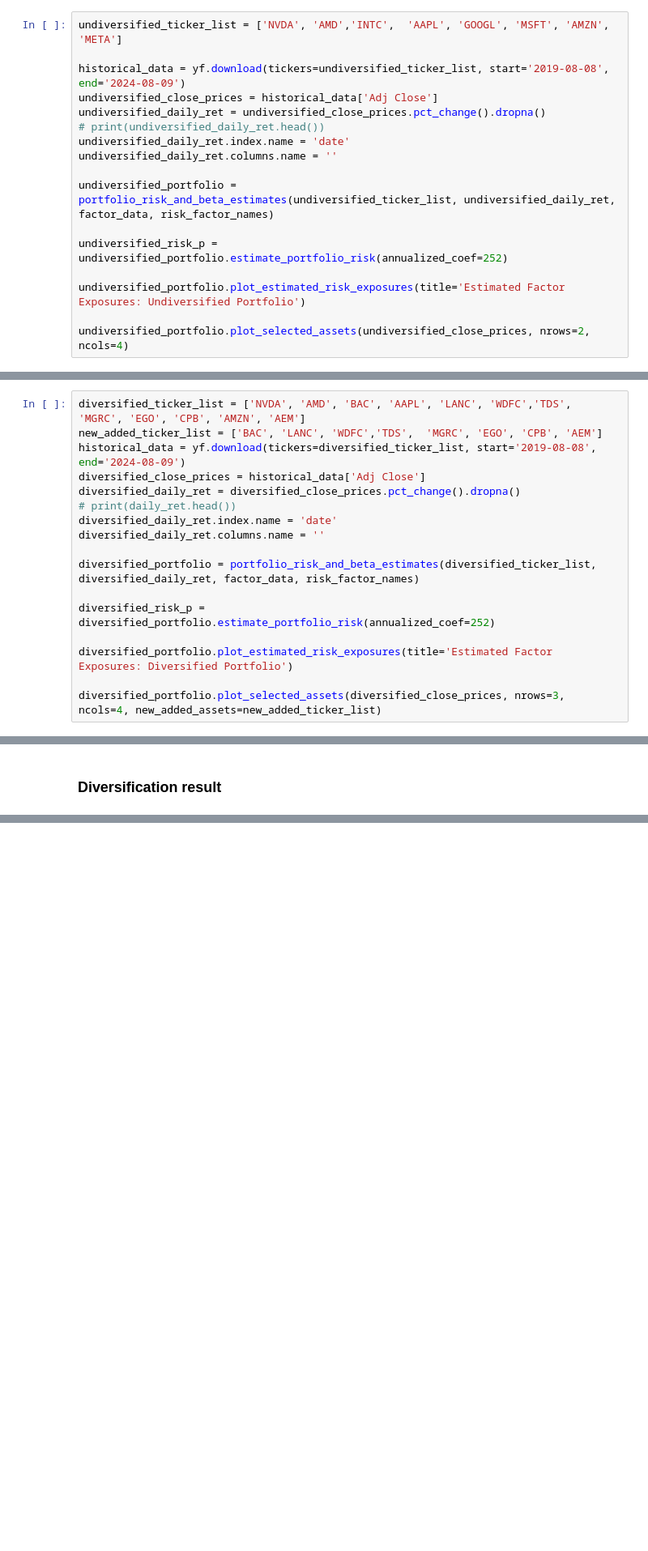
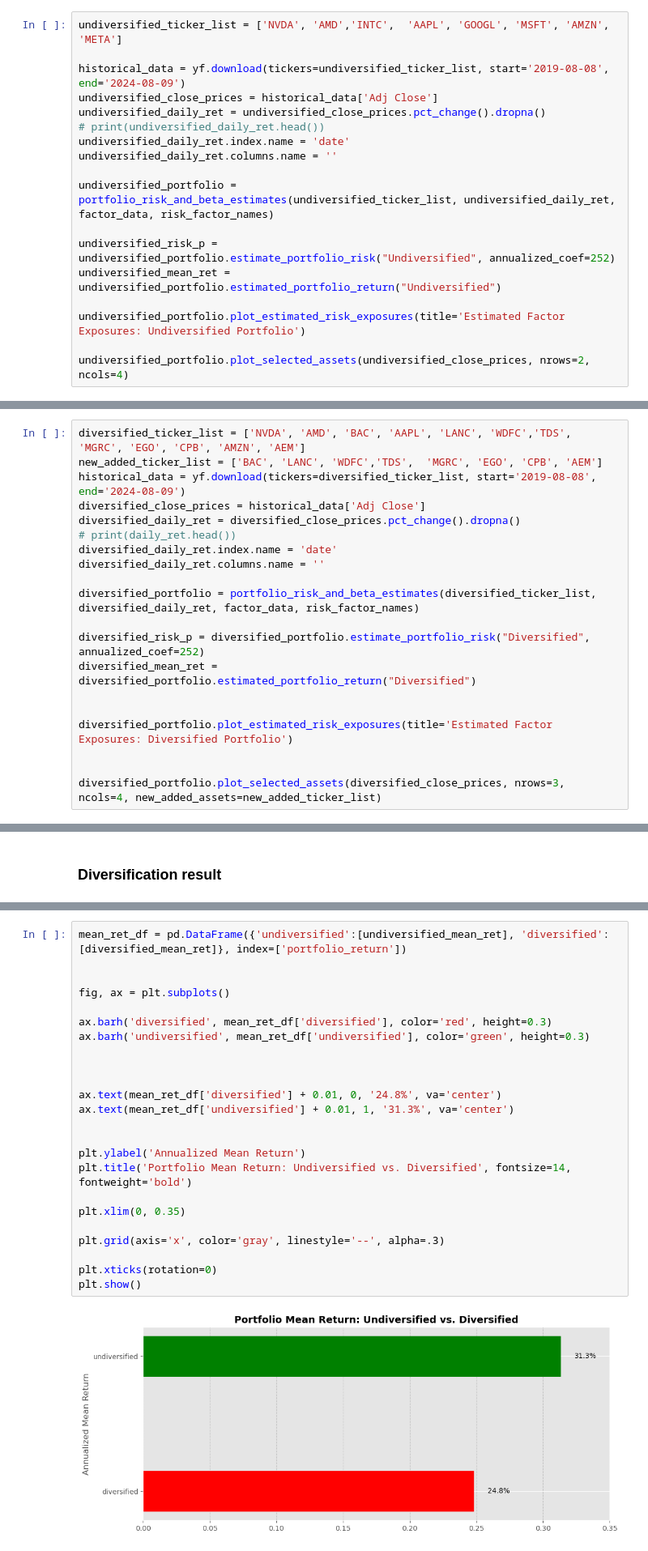
Before and after one commit to musandur/portfolio-constrction-and-diversification, a Jupyter notebook: portfolio_diversification.ipynb, the cells around one changed output, grey strips where cells are left out. Shown: that part at 81% size. Saved outputs shown, nothing was run; the diff lists cells and outputs as text; blank space fills up the shorter version.

```diff
--- a/portfolio_diversification.ipynb
+++ b/portfolio_diversification.ipynb
@@ -184,7 +213,8 @@ undiversified_daily_ret.columns.name = ''
 
 undiversified_portfolio = portfolio_risk_and_beta_estimates(undiversified_ticker_list, undiversified_daily_ret, factor_data, risk_factor_names)
 
-undiversified_risk_p = undiversified_portfolio.estimate_portfolio_risk(annualized_coef=252)
+undiversified_risk_p = undiversified_portfolio.estimate_portfolio_risk("Undiversified", annualized_coef=252)
+undiversified_mean_ret = undiversified_portfolio.estimated_portfolio_return("Undiversified")
 
 undiversified_portfolio.plot_estimated_risk_exposures(title='Estimated Factor Exposures: Undiversified Portfolio')
 
@@ -208,10 +240,13 @@ diversified_daily_ret.columns.name = ''
 
 diversified_portfolio = portfolio_risk_and_beta_estimates(diversified_ticker_list, diversified_daily_ret, factor_data, risk_factor_names)
 
-diversified_risk_p = diversified_portfolio.estimate_portfolio_risk(annualized_coef=252)
+diversified_risk_p = diversified_portfolio.estimate_portfolio_risk("Diversified", annualized_coef=252)
+diversified_mean_ret = diversified_portfolio.estimated_portfolio_return("Diversified")
+
 
 diversified_portfolio.plot_estimated_risk_exposures(title='Estimated Factor Exposures: Diversified Portfolio')
 
+
 diversified_portfolio.plot_selected_assets(diversified_close_prices, nrows=3, ncols=4, new_added_assets=new_added_ticker_list)
 # %% [output]
 [*********************100%%**********************]  12 of 12 completed
@@ -247,0 +291,26 @@ plt.show()
+# %%
+mean_ret_df = pd.DataFrame({'undiversified':[undiversified_mean_ret], 'diversified':[diversified_mean_ret]}, index=['portfolio_return'])
+
+
+fig, ax = plt.subplots()
+
+ax.barh('diversified', mean_ret_df['diversified'], color='red', height=0.3)
+ax.barh('undiversified', mean_ret_df['undiversified'], color='green', height=0.3)
+
+
+
+ax.text(mean_ret_df['diversified'] + 0.01, 0, '24.8%', va='center')
+ax.text(mean_ret_df['undiversified'] + 0.01, 1, '31.3%', va='center')
+
+
+plt.ylabel('Annualized Mean Return')
+plt.title('Portfolio Mean Return: Undiversified vs. Diversified', fontsize=14, fontweight='bold')
+
+plt.xlim(0, 0.35)
+
+plt.grid(axis='x', color='gray', linestyle='--', alpha=.3)
+
+plt.xticks(rotation=0)
+plt.show()
+# %% [output]
+[figure, added]
```
Also changed, not shown: parts of 7 cells of this notebook.
